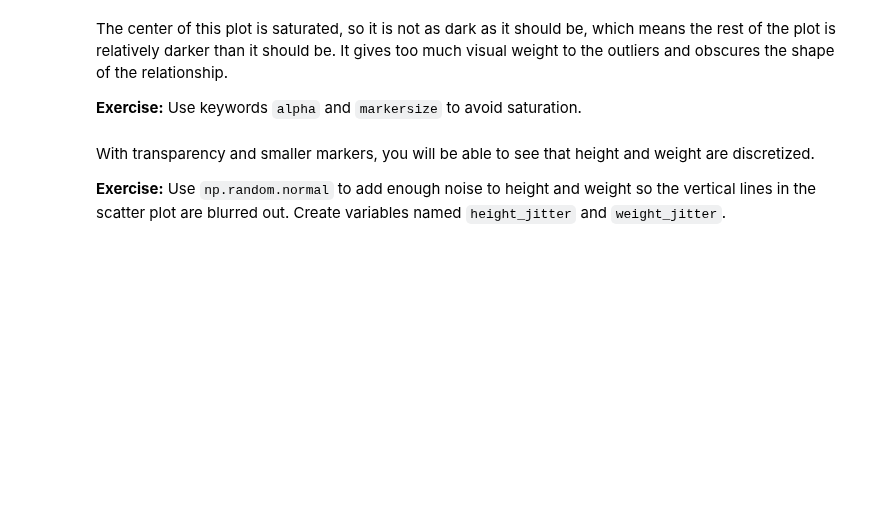
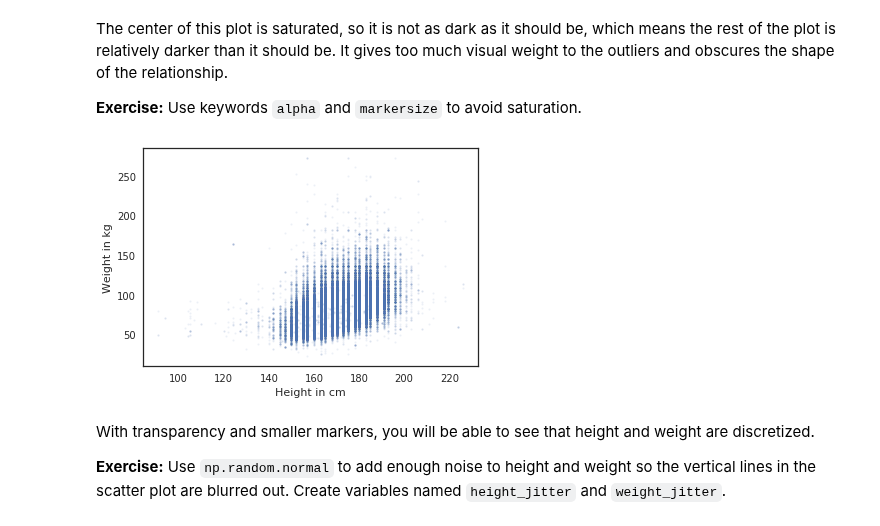
Before and after one commit to AllenDowney/ThinkStats2, a Jupyter notebook: homeworks/homework03.ipynb, the cells around one changed output. Cells and saved outputs as stored; diff of their text form; code cells hidden in the pictures; blank space fills up the shorter version.

```diff
--- a/homeworks/homework03.ipynb
+++ b/homeworks/homework03.ipynb
@@ -54,3 +76,10 @@ The center of this plot is saturated, so it is not as dark as it should be, whic
+# %%
+plt.plot(height, weight, 'o',alpha = 0.1, markersize = 2)
+
+plt.xlabel('Height in cm')
+plt.ylabel('Weight in kg');
+# %% [output]
+[figure, added]
 # %% [markdown]
 With transparency and smaller markers, you will be able to see that height and weight are discretized.
 
```
Also changed, not shown: parts of 65 cells of this notebook.
